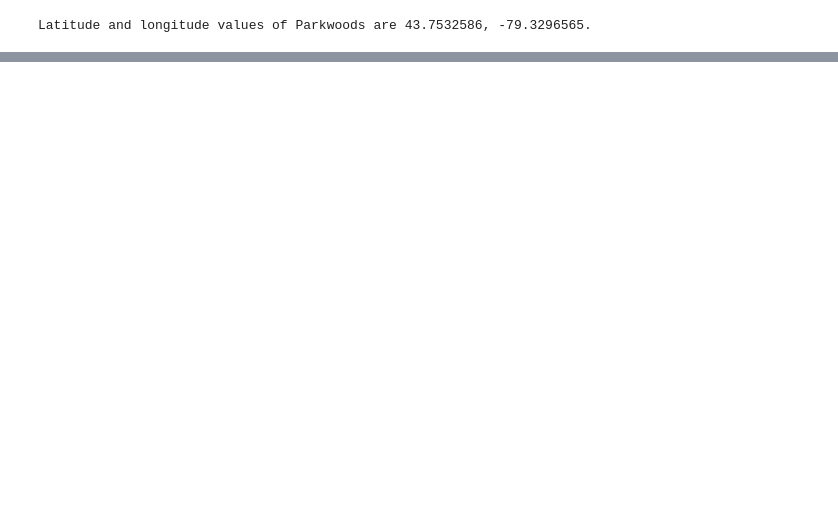
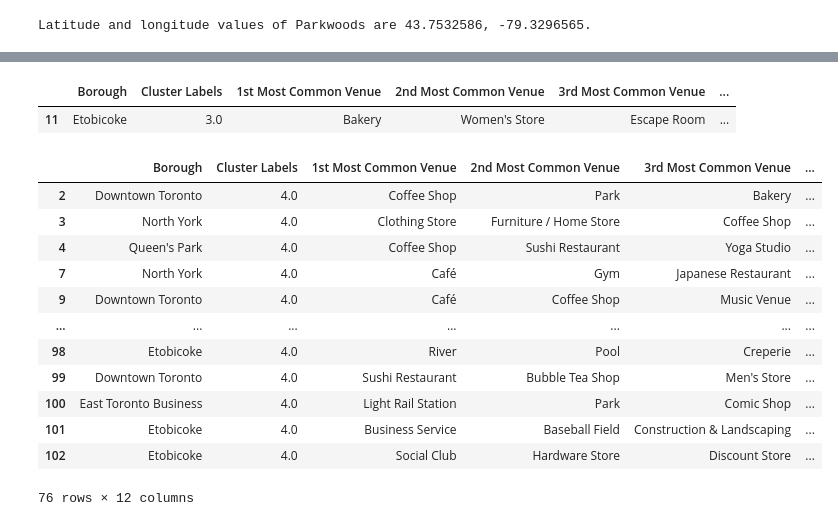
Before and after one commit to z-scientist-ai/Coursera_Capstone, a Jupyter notebook: explore and cluster the neighborhoods in Toronto.ipynb, the cells around one changed output, grey strips where cells are left out. Saved outputs shown, nothing was run; the diff lists cells and outputs as text; code cells hidden in the pictures; blank space fills up the shorter version.

Commit message:
Published from Watson Studio.

```diff
--- a/explore and cluster the neighborhoods in Toronto.ipynb
+++ b/explore and cluster the neighborhoods in Toronto.ipynb
@@ -364,0 +624,22 @@ KeyError: 'groups'
+# %%
+toronto_merged_nonan.loc[toronto_merged_nonan['Cluster Labels'] == 3, toronto_merged_nonan.columns[[1] + list(range(5, toronto_merged_nonan.shape[1]))]]
+# %% [output]
+|  | Borough | Cluster Labels | 1st Most Common Venue | 2nd Most Common Venue | 3rd Most Common Venue | ... |
+| 11 | Etobicoke | 3.0 | Bakery | Women's Store | Escape Room | ... |
+# %%
+
+toronto_merged_nonan.loc[toronto_merged_nonan['Cluster Labels'] == 4, toronto_merged_nonan.columns[[1] + list(range(5, toronto_merged_nonan.shape[1]))]]
+# %% [output]
+|  | Borough | Cluster Labels | 1st Most Common Venue | 2nd Most Common Venue | 3rd Most Common Venue | ... |
+| 2 | Downtown Toronto | 4.0 | Coffee Shop | Park | Bakery | ... |
+| 3 | North York | 4.0 | Clothing Store | Furniture / Home Store | Coffee Shop | ... |
+| 4 | Queen's Park | 4.0 | Coffee Shop | Sushi Restaurant | Yoga Studio | ... |
+| 7 | North York | 4.0 | Café | Gym | Japanese Restaurant | ... |
+| 9 | Downtown Toronto | 4.0 | Café | Coffee Shop | Music Venue | ... |
+| ... | ... | ... | ... | ... | ... | ... |
+| 98 | Etobicoke | 4.0 | River | Pool | Creperie | ... |
+| 99 | Downtown Toronto | 4.0 | Sushi Restaurant | Bubble Tea Shop | Men's Store | ... |
+| 100 | East Toronto Business | 4.0 | Light Rail Station | Park | Comic Shop | ... |
+| 101 | Etobicoke | 4.0 | Business Service | Baseball Field | Construction & Landscaping | ... |
+| 102 | Etobicoke | 4.0 | Social Club | Hardware Store | Discount Store | ... |
+76 rows × 12 columns
```
Also changed, not shown: parts of 28 cells of this notebook.
